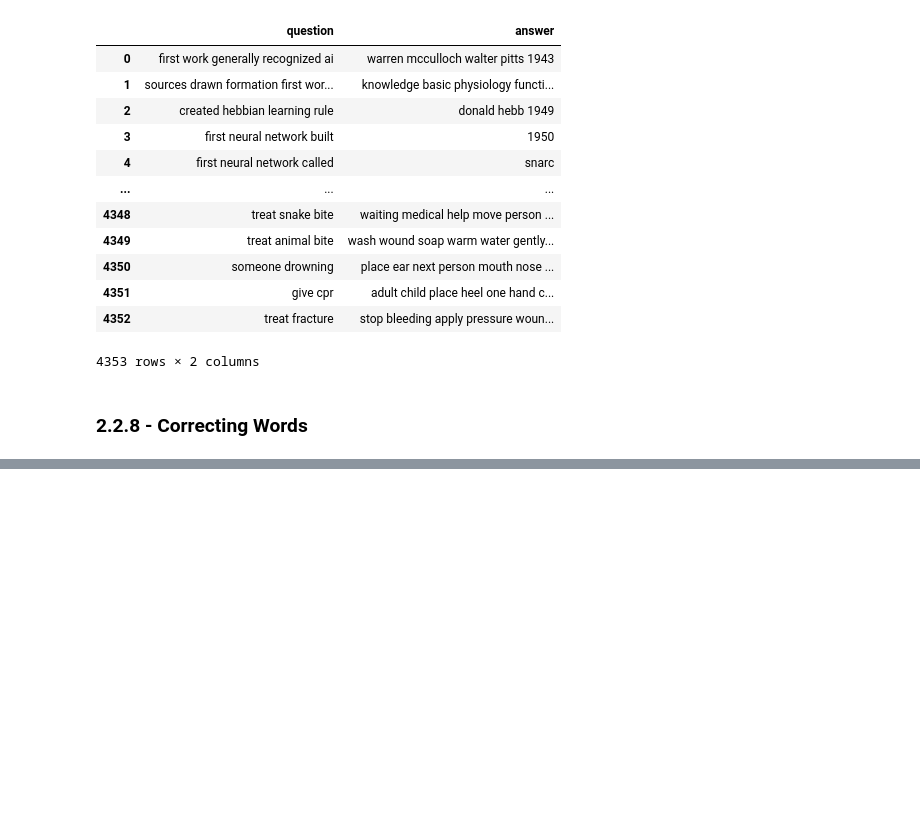
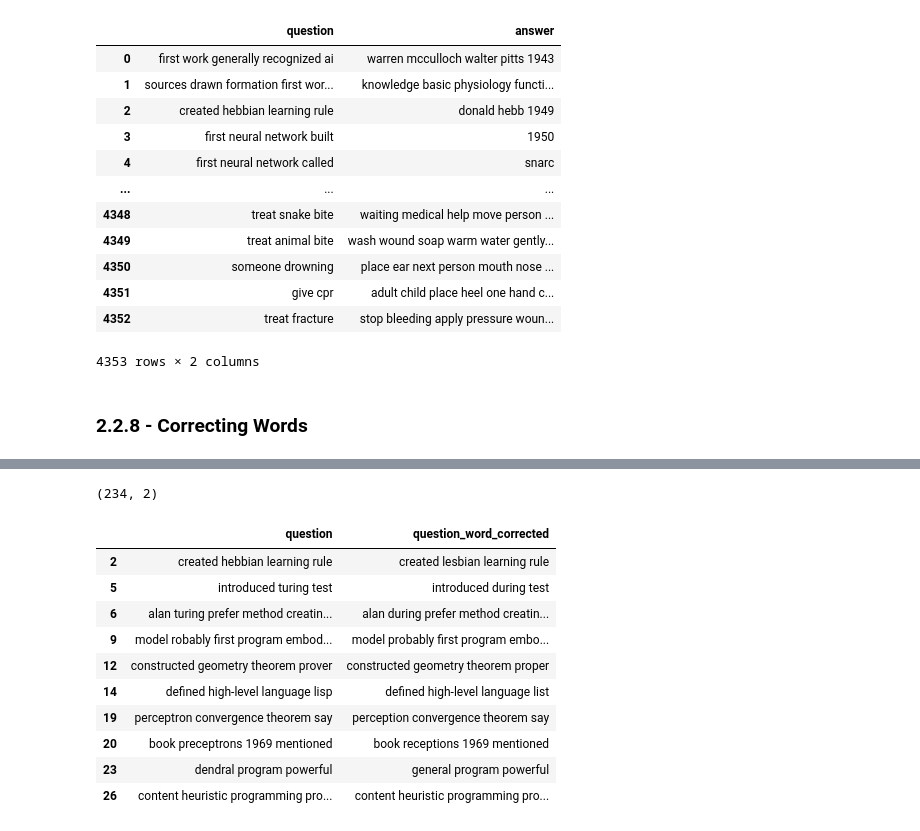
Before and after one commit to NLP-ChatBot/ChatBot, a Jupyter notebook: notebooks/notebook_colab_chatbot.ipynb, the cells around one changed output, grey strips where cells are left out. Drawn from its saved outputs; the diff is of its cells as text; code cells hidden in the pictures; blank space fills up the shorter version.

```diff
--- a/notebooks/notebook_colab_chatbot.ipynb
+++ b/notebooks/notebook_colab_chatbot.ipynb
@@ -246,0 +259,17 @@ data_frame_cleaned_1['answer_word_corrected'] = data_frame_cleaned_1['answer'].a
+# %%
+question_sentences_df = data_frame_cleaned_1[data_frame_cleaned_1['question_fixed'] == True][['question', 'question_word_corrected']]
+print(question_sentences_df.shape)
+question_sentences_df.head(10)
+# %% [output]
+(234, 2)
+|  | question | question_word_corrected |
+| 2 | created hebbian learning rule | created lesbian learning rule |
+| 5 | introduced turing test | introduced during test |
+| 6 | alan turing prefer method creatin... | alan during prefer method creatin... |
+| 9 | model robably first program embod... | model probably first program embo... |
+| 12 | constructed geometry theorem prover | constructed geometry theorem proper |
+| 14 | defined high-level language lisp | defined high-level language list |
+| 19 | perceptron convergence theorem say | perception convergence theorem say |
+| 20 | book preceptrons 1969 mentioned | book receptions 1969 mentioned |
+| 23 | dendral program powerful | general program powerful |
+| 26 | content heuristic programming pro... | content heuristic programming pro... |
```
Also changed, not shown: parts of 16 cells of this notebook.
